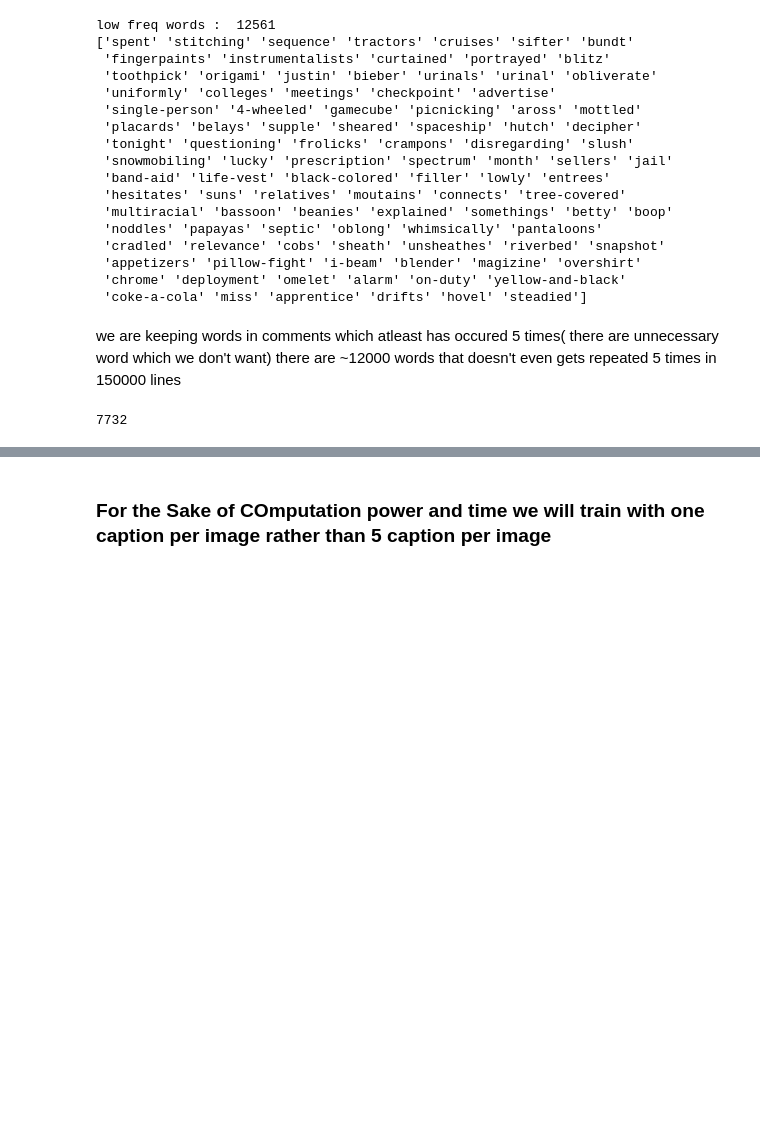
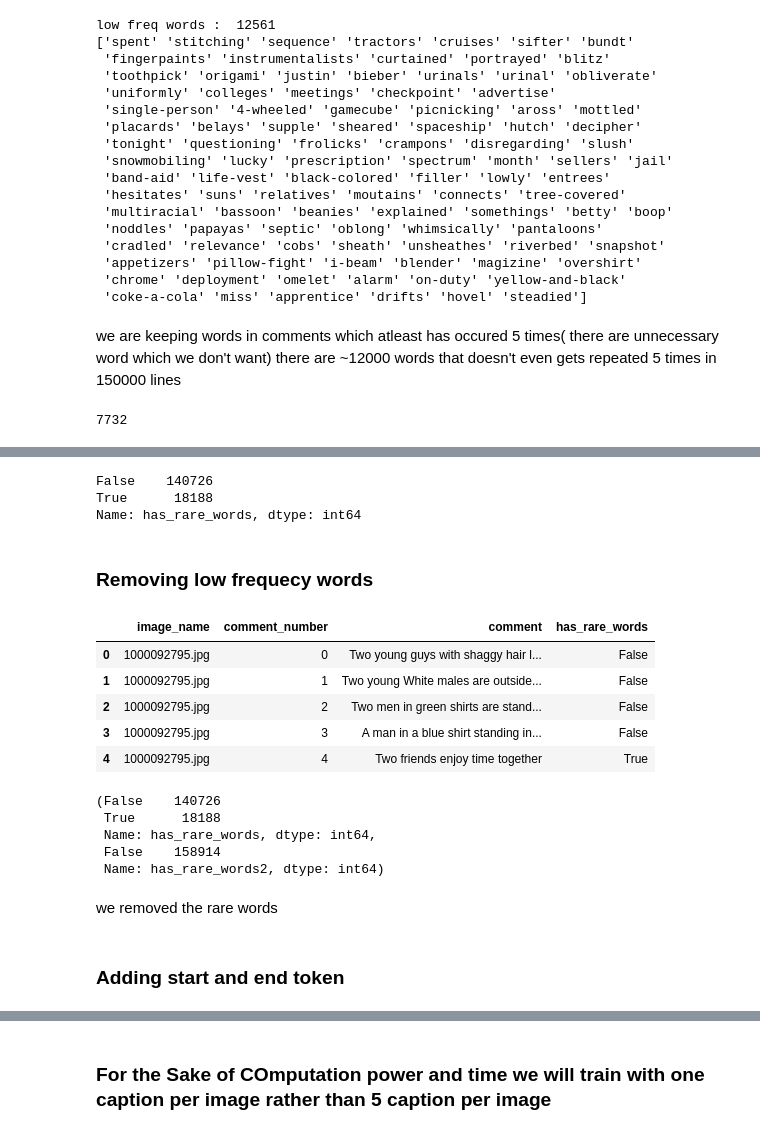
Before and after one commit to tikendraw/caption-generator, a Jupyter notebook: caption-generator-for-kaggle.ipynb, the cells around one changed output, grey strips where cells are left out. Cells and saved outputs as stored; diff of their text form; code cells hidden in the pictures; blank space fills up the shorter version.

```diff
--- a/caption-generator-for-kaggle.ipynb
+++ b/caption-generator-for-kaggle.ipynb
@@ -257,0 +254,18 @@ len(words_to_keep)
+# %%
+
+def check_words_in_list(string, words):
+    """
+    Checks if any words in a string are not in a provided list.
+
+    Args:
+    string: The string to check.
+    words: The list of words to check against.
+
+    Returns:
+    True if any words in the string are not in the provided list, False otherwise.
+    """
+    string = str(string).lower()
+    words_in_string = set(string.split())
+    words_in_list = set(words)
+
+    return words_in_string - words_in_list != set()
@@ -258,3 +279,11 @@ len(words_to_keep)
+# %%
+df.has_rare_words.value_counts()
+# %% [output]
+False    140726
+True      18188
+Name: has_rare_words, dtype: int64
+# %% [markdown]
+### Removing low frequecy words
 # %%
 # now removing words not in words_to_keep
 
@@ -263,3 +292,12 @@ def clean_words(x, words_to_keep):
     return ' '.join(w for w in words if w.lower() in words_to_keep)
 # %%
 df['comment'] = df['comment'].map(lambda x: clean_words(x,words_to_keep=words_to_keep))
+# %%
+df.head()
+# %% [output]
+|  | image_name | comment_number | comment | has_rare_words |
+| 0 | 1000092795.jpg | 0 | Two young guys with shaggy hair l... | False |
+| 1 | 1000092795.jpg | 1 | Two young White males are outside... | False |
+| 2 | 1000092795.jpg | 2 | Two men in green shirts are stand... | False |
+| 3 | 1000092795.jpg | 3 | A man in a blue shirt standing in... | False |
+| 4 | 1000092795.jpg | 4 | Two friends enjoy time together | True |
@@ -266,3 +306,15 @@ df['comment'] = df['comment'].map(lambda x: clean_words(x,words_to_keep=words_to
+# %%
+df.has_rare_words.value_counts(), df.has_rare_words2.value_counts()
+# %% [output]
+(False    140726
+ True      18188
+ Name: has_rare_words, dtype: int64,
+ False    158914
+ Name: has_rare_words2, dtype: int64)
+# %% [markdown]
+we removed the rare words
+# %% [markdown]
+### Adding start and end token
 # %%
 # adding start and end token
 
```
Also changed, not shown: parts of 53 cells of this notebook.
